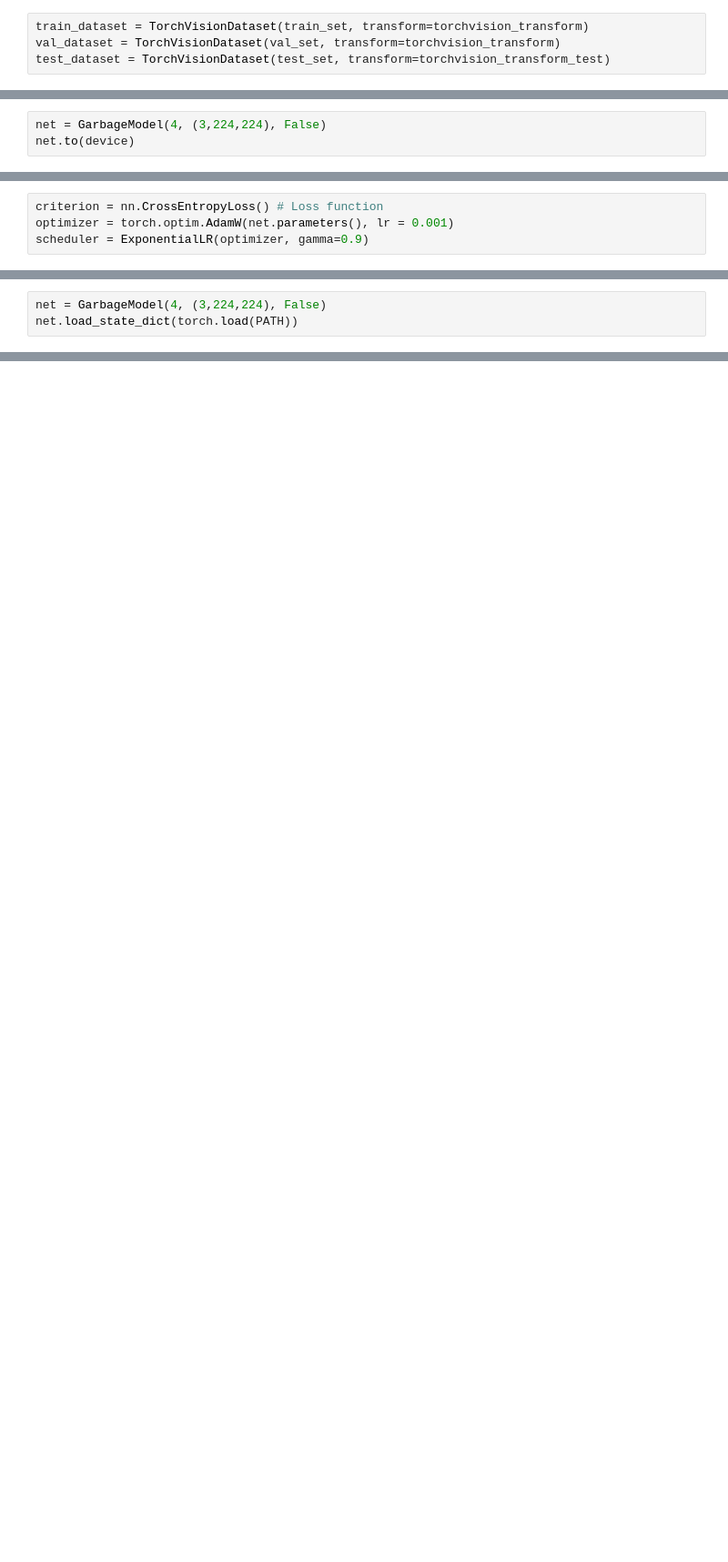
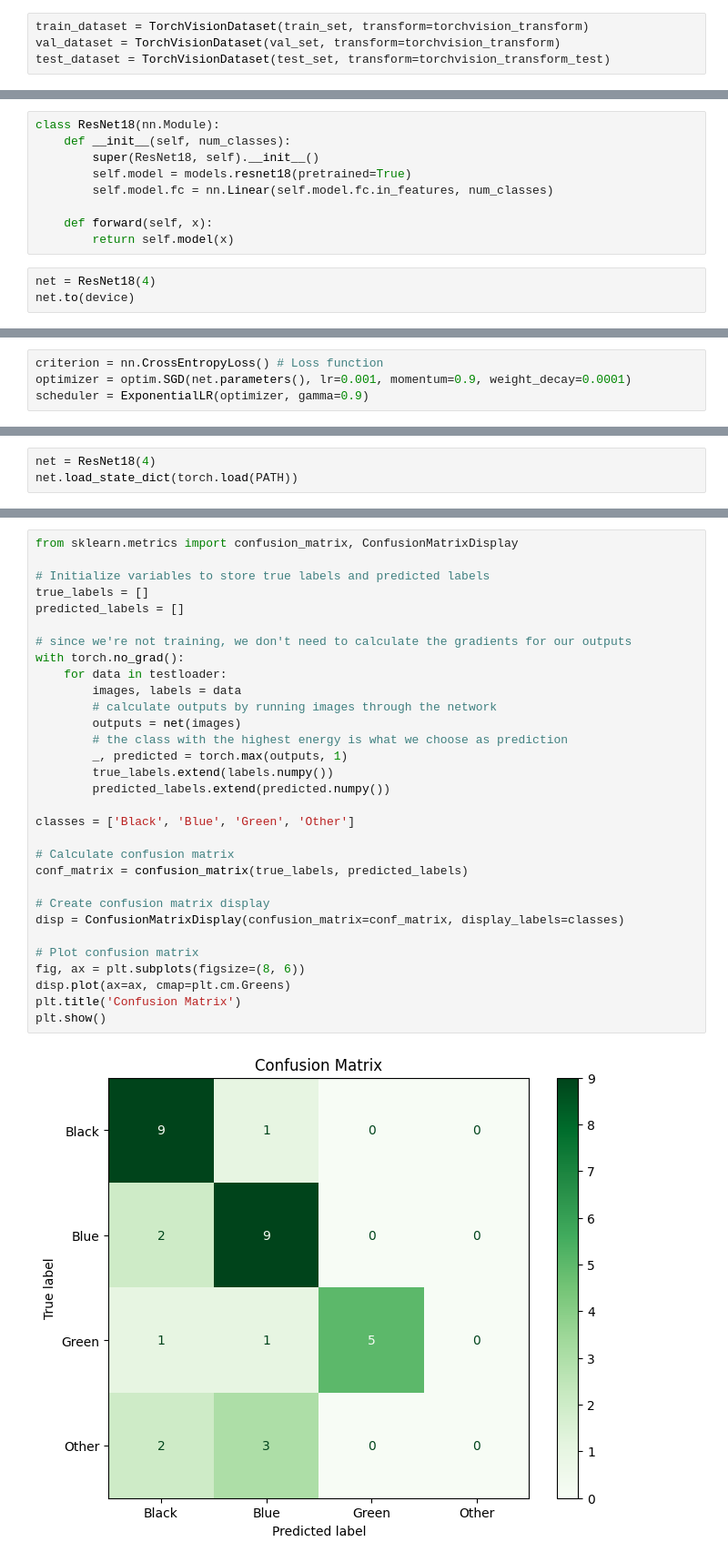
Before and after one commit to s-sajid/garbage-classifier, a Jupyter notebook: garbage_classifier.ipynb, the cells around one changed output, grey strips where cells are left out. Shown: that part at 91% size. Cells and saved outputs as stored; diff of their text form; blank space fills up the shorter version.

Commit message:
Update model and metrics

```diff
--- a/garbage_classifier.ipynb
+++ b/garbage_classifier.ipynb
@@ -209,3 +174,12 @@ class GarbageModel(nn.Module):
+# %%
+class ResNet18(nn.Module):
+    def __init__(self, num_classes):
+        super(ResNet18, self).__init__()
+        self.model = models.resnet18(pretrained=True)
+        self.model.fc = nn.Linear(self.model.fc.in_features, num_classes)
+
+    def forward(self, x):
+        return self.model(x)
 # %%
-net = GarbageModel(4, (3,224,224), False)
+net = ResNet18(4)
 net.to(device)
@@ -212,6 +204,6 @@ net.to(device)
 # %%
 criterion = nn.CrossEntropyLoss() # Loss function
-optimizer = torch.optim.AdamW(net.parameters(), lr = 0.001)
+optimizer = optim.SGD(net.parameters(), lr=0.001, momentum=0.9, weight_decay=0.0001)
 scheduler = ExponentialLR(optimizer, gamma=0.9)
 # %%
 nepochs = 20
@@ -260,3 +279,3 @@ print('Finished Training')
 # %%
-net = GarbageModel(4, (3,224,224), False)
+net = ResNet18(4)
 net.load_state_dict(torch.load(PATH))
@@ -278,0 +317,33 @@ print(f'Accuracy of the network on the test images: {100 * correct / total} %')
+# %%
+from sklearn.metrics import confusion_matrix, ConfusionMatrixDisplay
+
+# Initialize variables to store true labels and predicted labels
+true_labels = []
+predicted_labels = []
+
+# since we're not training, we don't need to calculate the gradients for our outputs
+with torch.no_grad():
+    for data in testloader:
+        images, labels = data
+        # calculate outputs by running images through the network
+        outputs = net(images)
+        # the class with the highest energy is what we choose as prediction
+        _, predicted = torch.max(outputs, 1)
+        true_labels.extend(labels.numpy())
+        predicted_labels.extend(predicted.numpy())
+
+classes = ['Black', 'Blue', 'Green', 'Other']
+
+# Calculate confusion matrix
+conf_matrix = confusion_matrix(true_labels, predicted_labels)
+
+# Create confusion matrix display
+disp = ConfusionMatrixDisplay(confusion_matrix=conf_matrix, display_labels=classes)
+
+# Plot confusion matrix
+fig, ax = plt.subplots(figsize=(8, 6))
+disp.plot(ax=ax, cmap=plt.cm.Greens)
+plt.title('Confusion Matrix')
+plt.show()
+# %% [output]
+[figure, added]
```
Also changed, not shown: parts of 22 cells of this notebook.
